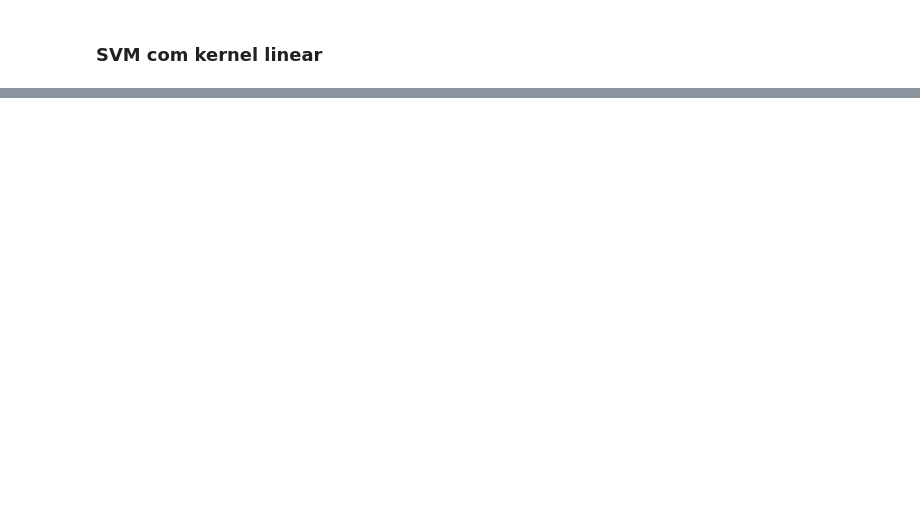
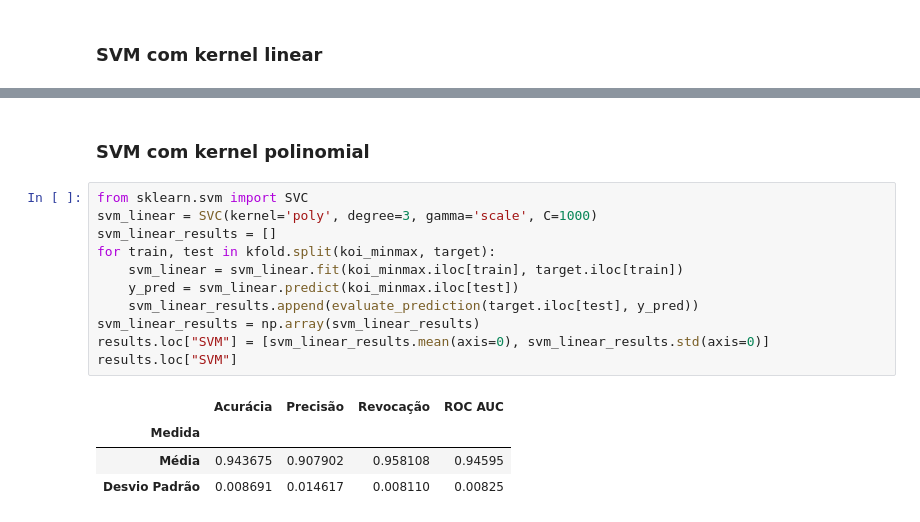
Before and after one commit to marscos/learning_exoplanets, a Jupyter notebook: Aprendizado de Máquina - TP1.ipynb, the cells around one changed output, grey strips where cells are left out. Drawn from its saved outputs; the diff is of its cells as text; blank space fills up the shorter version.

```diff
--- a/Aprendizado de Máquina - TP1.ipynb
+++ b/Aprendizado de Máquina - TP1.ipynb
@@ -365,0 +389,18 @@ results.loc["SVM"]
+# %% [markdown]
+### SVM com kernel polinomial
+# %%
+from sklearn.svm import SVC
+svm_linear = SVC(kernel='poly', degree=3, gamma='scale', C=1000)
+svm_linear_results = []
+for train, test in kfold.split(koi_minmax, target):
+    svm_linear = svm_linear.fit(koi_minmax.iloc[train], target.iloc[train])
+    y_pred = svm_linear.predict(koi_minmax.iloc[test])
+    svm_linear_results.append(evaluate_prediction(target.iloc[test], y_pred))
+svm_linear_results = np.array(svm_linear_results)
+results.loc["SVM"] = [svm_linear_results.mean(axis=0), svm_linear_results.std(axis=0)]
+results.loc["SVM"]
+# %% [output]
+|  | Acurácia | Precisão | Revocação | ROC AUC |
+| Medida |  |  |  |  |
+| Média | 0.943675 | 0.907902 | 0.958108 | 0.94595 |
+| Desvio Padrão | 0.008691 | 0.014617 | 0.008110 | 0.00825 |
```
Also changed, not shown: parts of 12 cells of this notebook, 2 other files.
